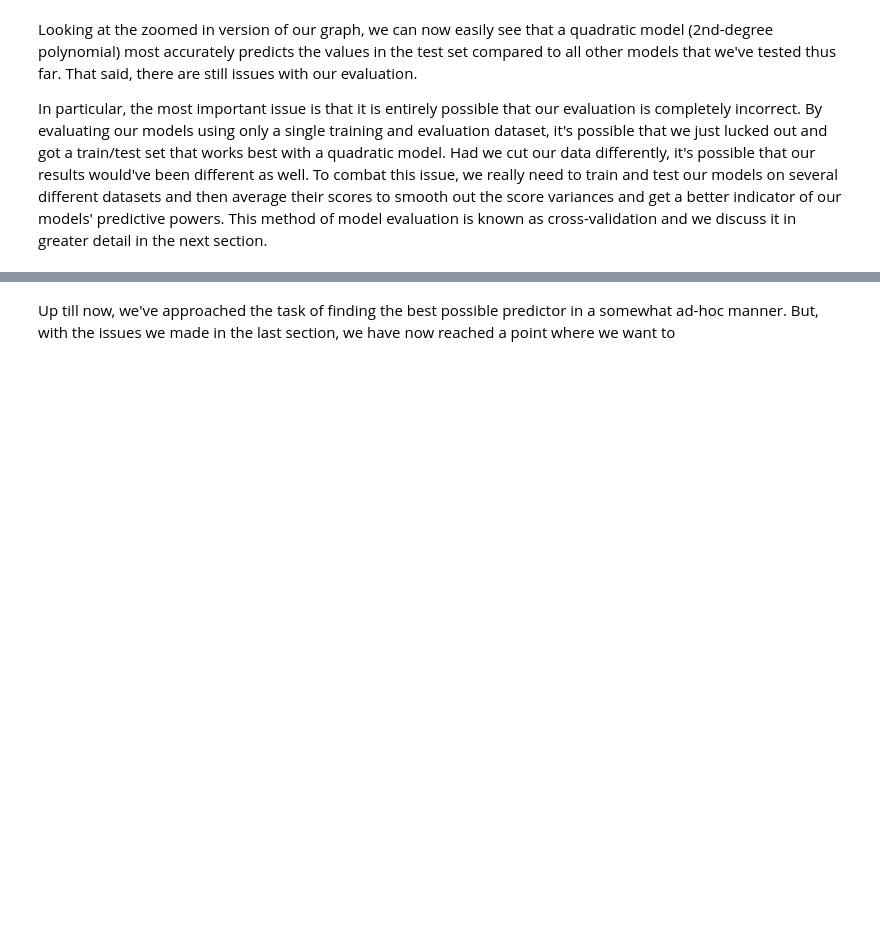
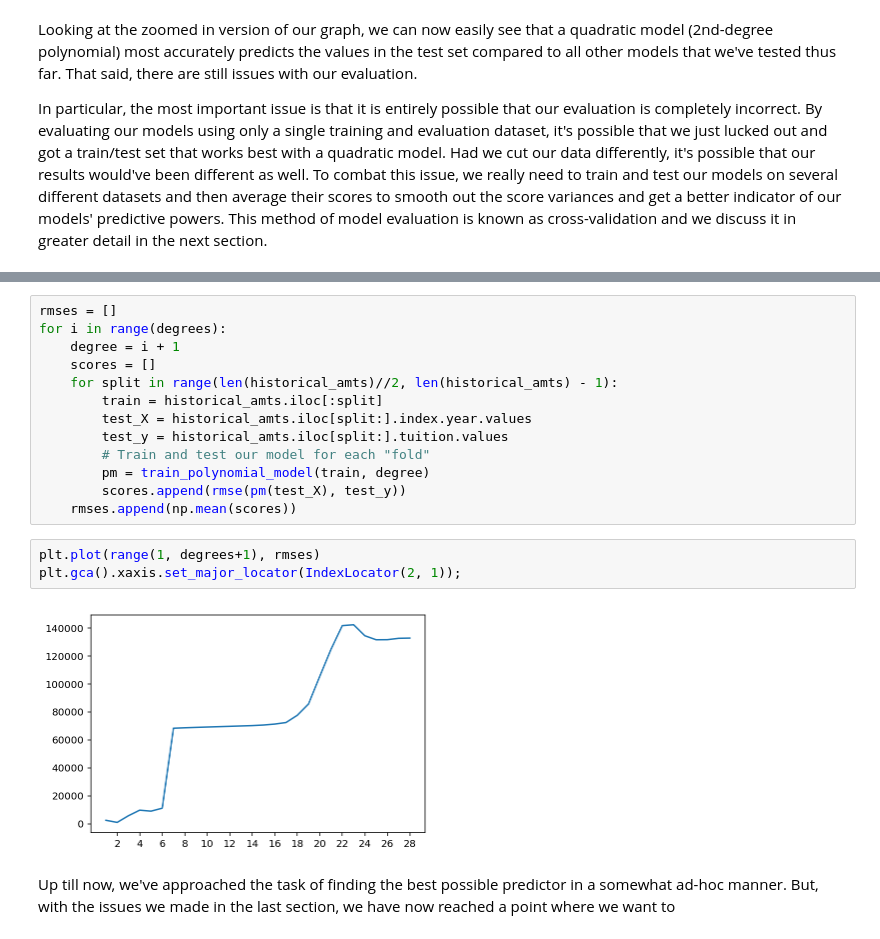
Before and after one commit to croach/data_science_for_daddies, a Jupyter notebook: Data Science for Daddies (and Mommies).ipynb, the cells around one changed output, grey strips where cells are left out. Cells and saved outputs as stored; diff of their text form; blank space fills up the shorter version.

```diff
--- a/Data Science for Daddies (and Mommies).ipynb
+++ b/Data Science for Daddies (and Mommies).ipynb
@@ -623,3 +650,21 @@ In particular, the most important issue is that it is entirely possible that our
+# %%
+rmses = []
+for i in range(degrees):
+    degree = i + 1
+    scores = []
+    for split in range(len(historical_amts)//2, len(historical_amts) - 1):
+        train = historical_amts.iloc[:split]
+        test_X = historical_amts.iloc[split:].index.year.values
+        test_y = historical_amts.iloc[split:].tuition.values
+        # Train and test our model for each "fold"
+        pm = train_polynomial_model(train, degree)
+        scores.append(rmse(pm(test_X), test_y))
+    rmses.append(np.mean(scores))
+# %%
+plt.plot(range(1, degrees+1), rmses)
+plt.gca().xaxis.set_major_locator(IndexLocator(2, 1));
+# %% [output]
+[figure, added]
 # %% [markdown]
 Up till now, we've approached the task of finding the best possible predictor in a somewhat ad-hoc manner. But, with the issues  we made in the last section, we have now reached a point where we want to
 # %% [markdown]
```
Also changed, not shown: parts of 23 cells of this notebook.
